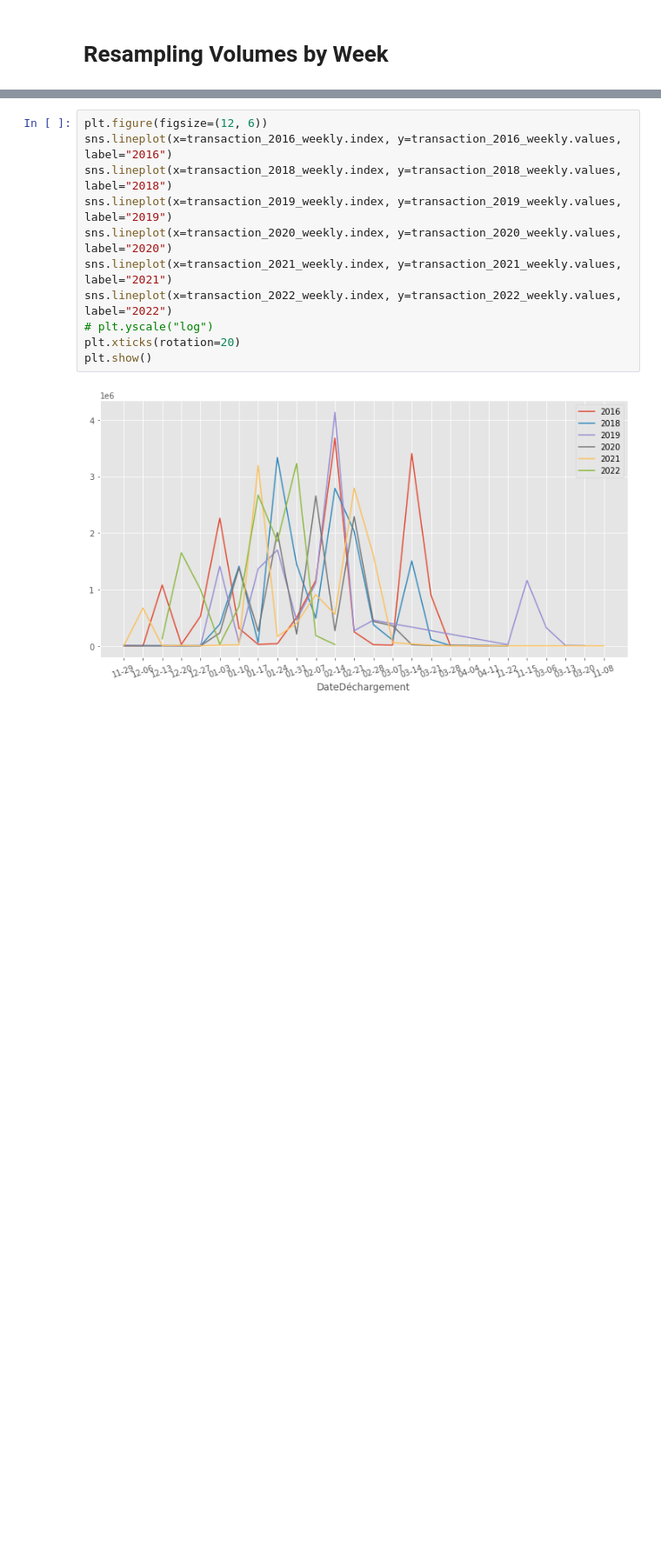
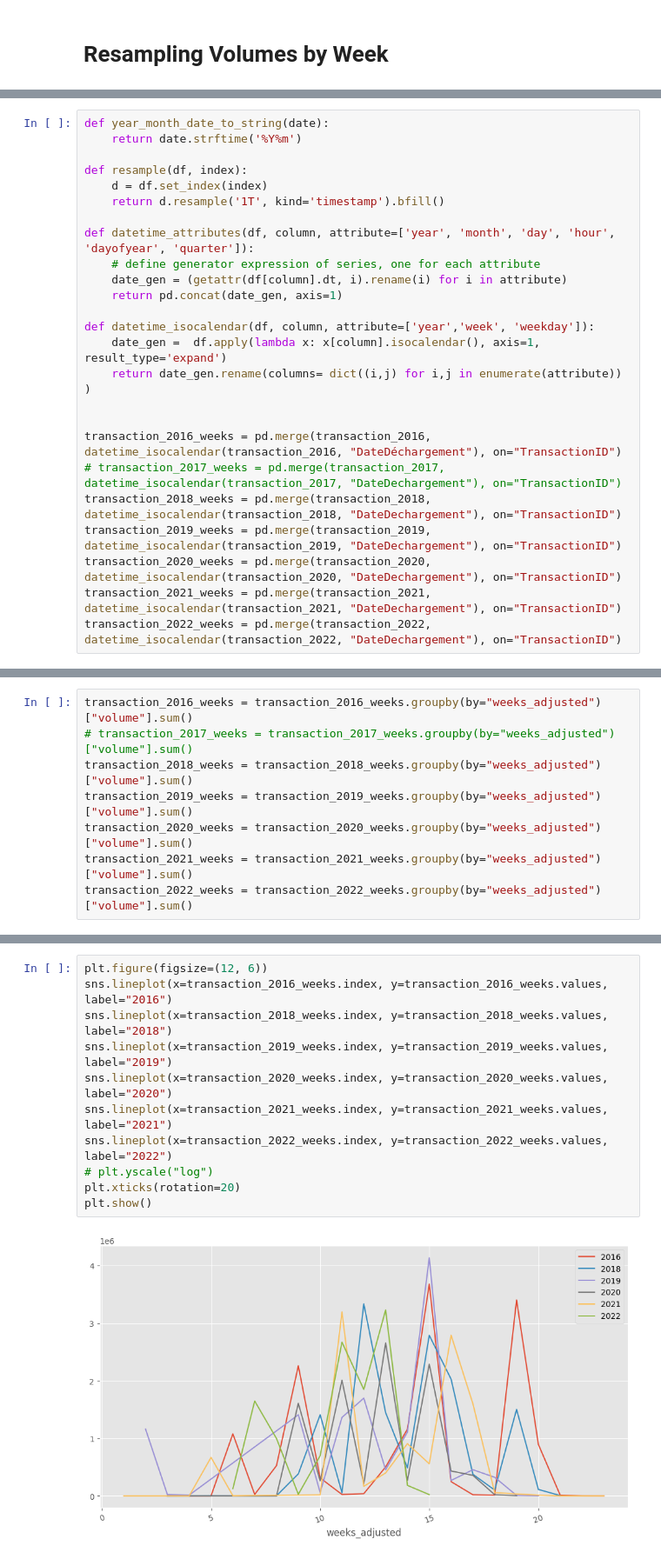
Before and after one commit to cimadure/ind6212, a Jupyter notebook: notebooks/weekly_snowfall.ipynb, the cells around one changed output, grey strips where cells are left out. Shown: that part at 87% size. Saved outputs shown, nothing was run; the diff lists cells and outputs as text; blank space fills up the shorter version.

```diff
--- a/notebooks/weekly_snowfall.ipynb
+++ b/notebooks/weekly_snowfall.ipynb
@@ -288,0 +229,25 @@ dtype: float64
+# %%
+def year_month_date_to_string(date):
+    return date.strftime('%Y%m')
+
+def resample(df, index):
+    d = df.set_index(index)
+    return d.resample('1T', kind='timestamp').bfill()
+
+def datetime_attributes(df, column, attribute=['year', 'month', 'day', 'hour', 'dayofyear', 'quarter']):
+    # define generator expression of series, one for each attribute
+    date_gen = (getattr(df[column].dt, i).rename(i) for i in attribute)
+    return pd.concat(date_gen, axis=1)
+
+def datetime_isocalendar(df, column, attribute=['year','week', 'weekday']):
+    date_gen =  df.apply(lambda x: x[column].isocalendar(), axis=1, result_type='expand')
+    return date_gen.rename(columns= dict((i,j) for i,j in enumerate(attribute)) )
+
+
+transaction_2016_weeks = pd.merge(transaction_2016, datetime_isocalendar(transaction_2016, "DateDéchargement"), on="TransactionID")
+# transaction_2017_weeks = pd.merge(transaction_2017, datetime_isocalendar(transaction_2017, "DateDechargement"), on="TransactionID")
+transaction_2018_weeks = pd.merge(transaction_2018, datetime_isocalendar(transaction_2018, "DateDechargement"), on="TransactionID")
+transaction_2019_weeks = pd.merge(transaction_2019, datetime_isocalendar(transaction_2019, "DateDechargement"), on="TransactionID")
+transaction_2020_weeks = pd.merge(transaction_2020, datetime_isocalendar(transaction_2020, "DateDechargement"), on="TransactionID")
+transaction_2021_weeks = pd.merge(transaction_2021, datetime_isocalendar(transaction_2021, "DateDechargement"), on="TransactionID")
+transaction_2022_weeks = pd.merge(transaction_2022, datetime_isocalendar(transaction_2022, "DateDechargement"), on="TransactionID")
@@ -288,0 +338,8 @@ dtype: float64
+# %%
+transaction_2016_weeks = transaction_2016_weeks.groupby(by="weeks_adjusted")["volume"].sum()
+# transaction_2017_weeks = transaction_2017_weeks.groupby(by="weeks_adjusted")["volume"].sum()
+transaction_2018_weeks = transaction_2018_weeks.groupby(by="weeks_adjusted")["volume"].sum()
+transaction_2019_weeks = transaction_2019_weeks.groupby(by="weeks_adjusted")["volume"].sum()
+transaction_2020_weeks = transaction_2020_weeks.groupby(by="weeks_adjusted")["volume"].sum()
+transaction_2021_weeks = transaction_2021_weeks.groupby(by="weeks_adjusted")["volume"].sum()
+transaction_2022_weeks = transaction_2022_weeks.groupby(by="weeks_adjusted")["volume"].sum()
@@ -365,14 +443,14 @@ complete_average_snowfall
 dtype: float64
 # %%
 plt.figure(figsize=(12, 6))
-sns.lineplot(x=transaction_2016_weekly.index, y=transaction_2016_weekly.values, label="2016")
-sns.lineplot(x=transaction_2018_weekly.index, y=transaction_2018_weekly.values, label="2018")
-sns.lineplot(x=transaction_2019_weekly.index, y=transaction_2019_weekly.values, label="2019")
-sns.lineplot(x=transaction_2020_weekly.index, y=transaction_2020_weekly.values, label="2020")
-sns.lineplot(x=transaction_2021_weekly.index, y=transaction_2021_weekly.values, label="2021")
-sns.lineplot(x=transaction_2022_weekly.index, y=transaction_2022_weekly.values, label="2022")
+sns.lineplot(x=transaction_2016_weeks.index, y=transaction_2016_weeks.values, label="2016")
+sns.lineplot(x=transaction_2018_weeks.index, y=transaction_2018_weeks.values, label="2018")
+sns.lineplot(x=transaction_2019_weeks.index, y=transaction_2019_weeks.values, label="2019")
+sns.lineplot(x=transaction_2020_weeks.index, y=transaction_2020_weeks.values, label="2020")
+sns.lineplot(x=transaction_2021_weeks.index, y=transaction_2021_weeks.values, label="2021")
+sns.lineplot(x=transaction_2022_weeks.index, y=transaction_2022_weeks.values, label="2022")
 # plt.yscale("log")
 plt.xticks(rotation=20)
 plt.show()
 # %% [output]
-[figure, old version]
+[figure, new version]
```
Also changed, not shown: parts of 24 cells of this notebook, 1 other file.
